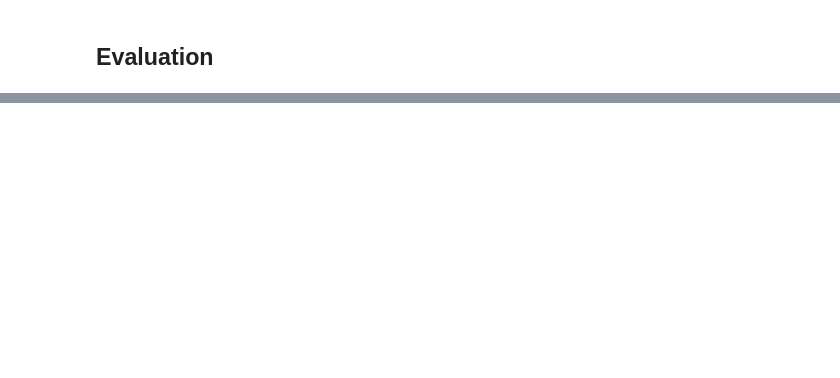
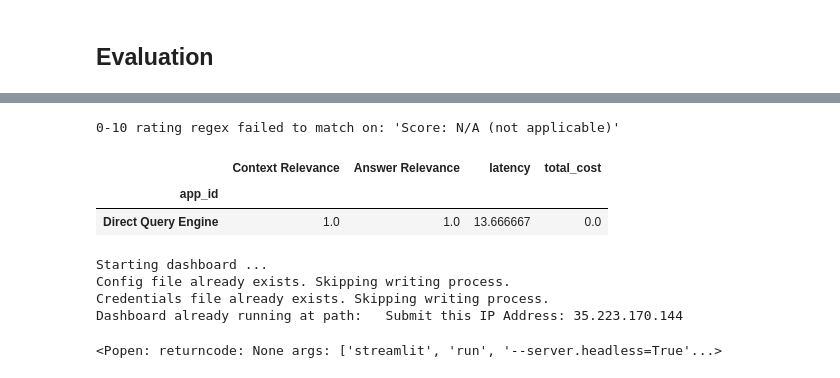
Before and after one commit to polyexplorer/open-llm, a Jupyter notebook: RAG+Eval(Llama_Index).ipynb, the cells around one changed output, grey strips where cells are left out. Drawn from its saved outputs; the diff is of its cells as text; code cells hidden in the pictures; blank space fills up the shorter version.

```diff
--- a/RAG+Eval(Llama_Index).ipynb
+++ b/RAG+Eval(Llama_Index).ipynb
@@ -250,0 +711,23 @@ tru_recorder = get_prebuilt_trulens_recorder(query_engine,
+# %%
+with tru_recorder as recording:
+    for question in eval_questions:
+        response = sentence_pipeline.query(question)
+
+records, feedback = tru.get_records_and_feedback(app_ids=[])
+records.head()
+# %% [output]
+0-10 rating regex failed to match on: 'Score: N/A (not applicable)'
+# %%
+tru.get_leaderboard(app_ids=[])
+# %% [output]
+|  | Context Relevance | Answer Relevance | latency | total_cost |
+| app_id |  |  |  |  |
+| Direct Query Engine | 1.0 | 1.0 | 13.666667 | 0.0 |
+# %%
+tru.run_dashboard()
+# %% [output]
+Starting dashboard ...
+Config file already exists. Skipping writing process.
+Credentials file already exists. Skipping writing process.
+Dashboard already running at path:   Submit this IP Address: 35.223.170.144
+<Popen: returncode: None args: ['streamlit', 'run', '--server.headless=True'...>
```
Also changed, not shown: parts of 28 cells of this notebook.
